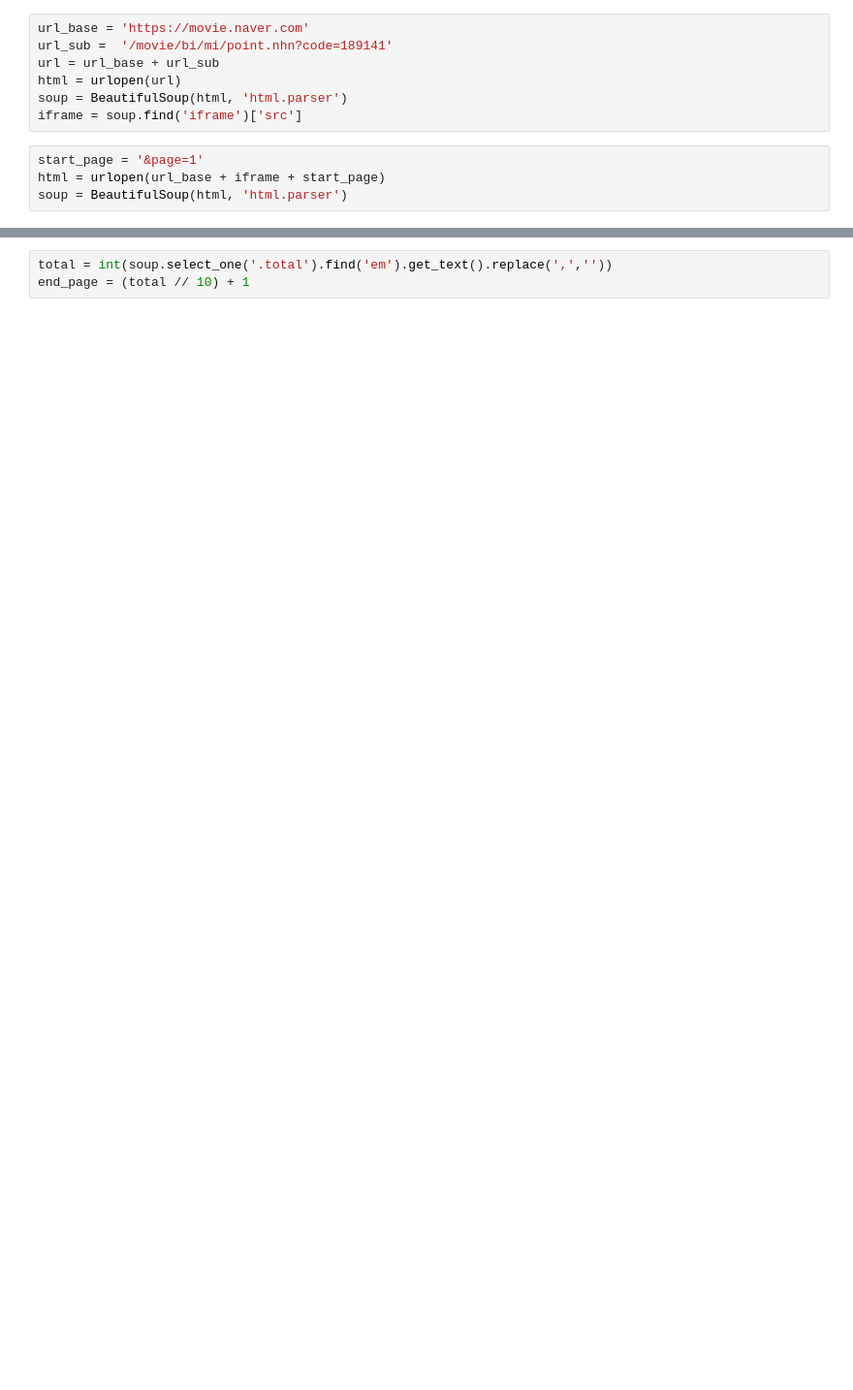
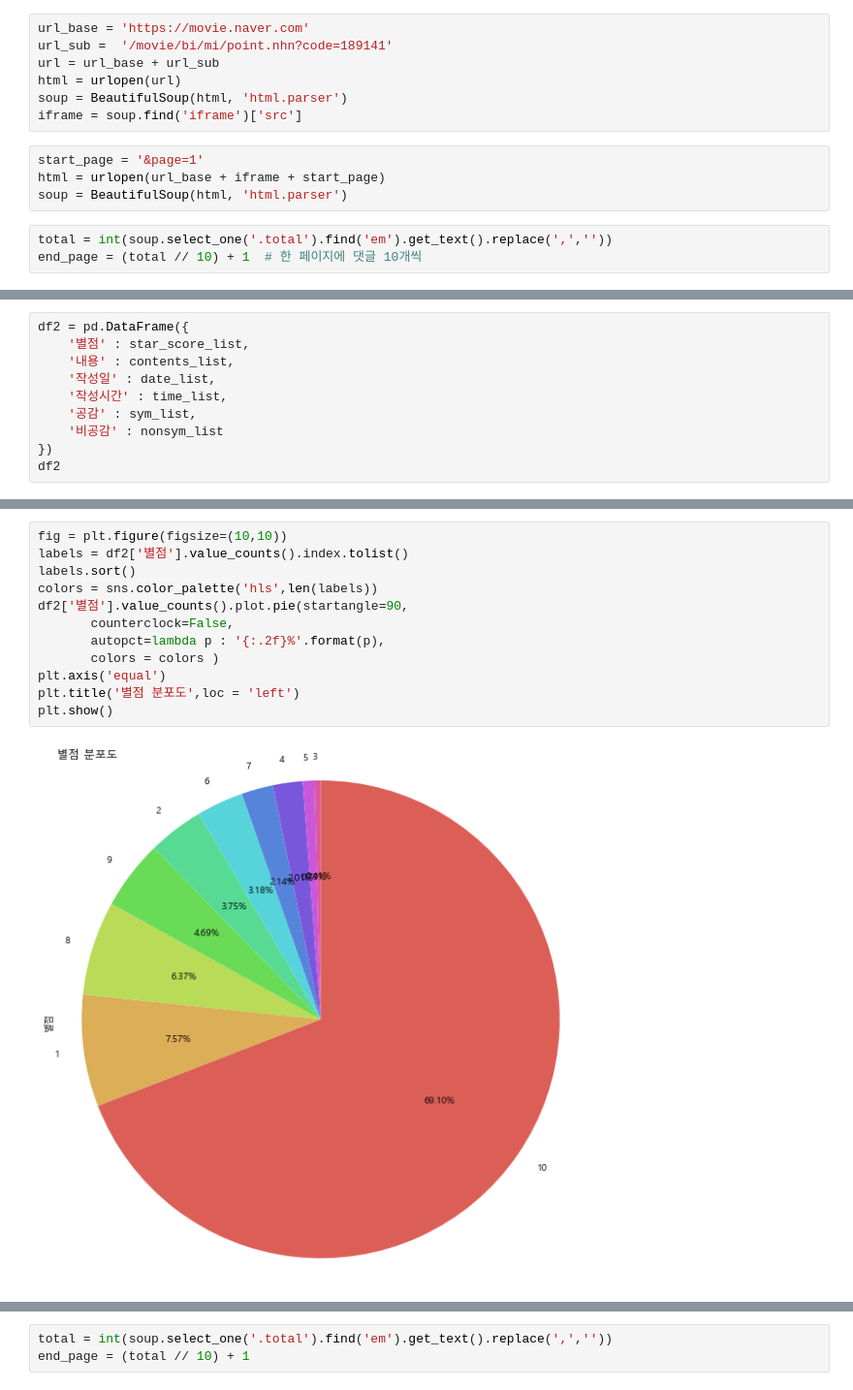
Before and after one commit to Wootae94/Data-Analysis-2020, a Jupyter notebook: 05.Crawling/과제20201118.ipynb, the cells around one changed output, grey strips where cells are left out. Shown: that part at 97% size. Cells and saved outputs as stored; diff of their text form; blank space fills up the shorter version.

```diff
--- a/05.Crawling/과제20201118.ipynb
+++ b/05.Crawling/과제20201118.ipynb
@@ -94,3 +104,6 @@ iframe = soup.find('iframe')['src']
 start_page = '&page=1'
 html = urlopen(url_base + iframe + start_page)
 soup = BeautifulSoup(html, 'html.parser')
+# %%
+total = int(soup.select_one('.total').find('em').get_text().replace(',',''))
+end_page = (total // 10) + 1  # 한 페이지에 댓글 10개씩
@@ -96,0 +142,10 @@ soup = BeautifulSoup(html, 'html.parser')
+# %%
+df2 = pd.DataFrame({
+    '별점' : star_score_list,
+    '내용' : contents_list,
+    '작성일' : date_list,
+    '작성시간' : time_list,
+    '공감' : sym_list,
+    '비공감' : nonsym_list
+})
+df2
@@ -96,0 +188,14 @@ soup = BeautifulSoup(html, 'html.parser')
+# %%
+fig = plt.figure(figsize=(10,10))
+labels = df2['별점'].value_counts().index.tolist()
+labels.sort()
+colors = sns.color_palette('hls',len(labels))
+df2['별점'].value_counts().plot.pie(startangle=90,
+       counterclock=False,
+       autopct=lambda p : '{:.2f}%'.format(p),
+       colors = colors )
+plt.axis('equal')
+plt.title('별점 분포도',loc = 'left')
+plt.show()
+# %% [output]
+[figure, added]
```
Also changed, not shown: parts of 42 cells of this notebook, 1 other file.
